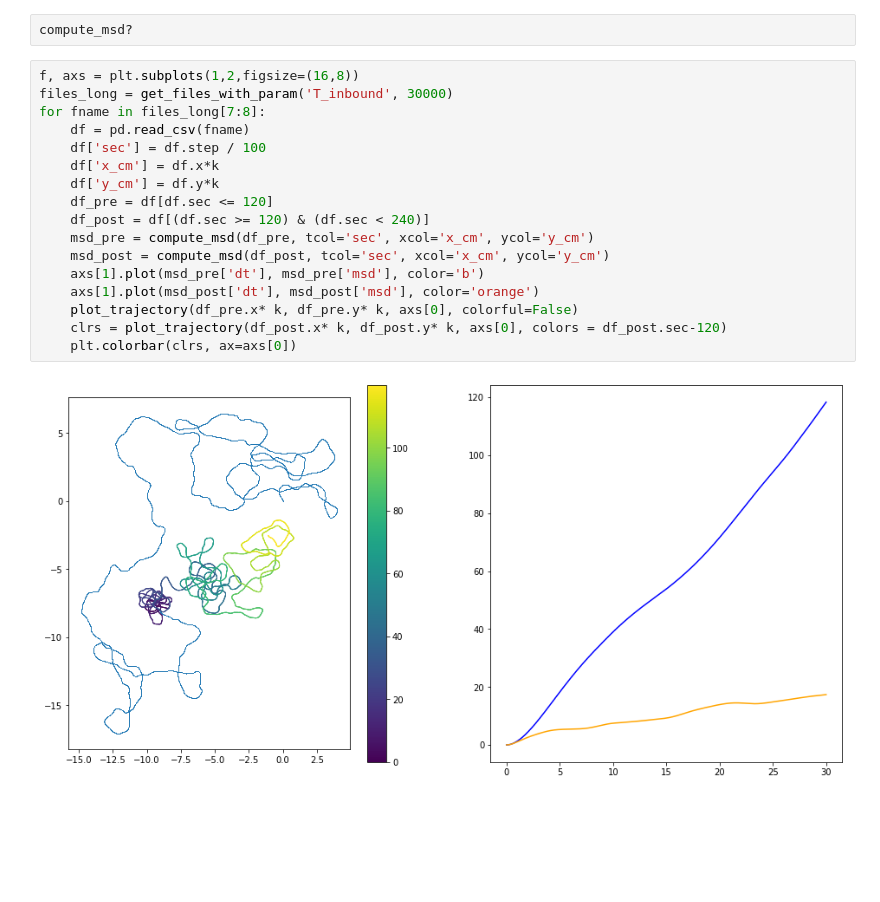
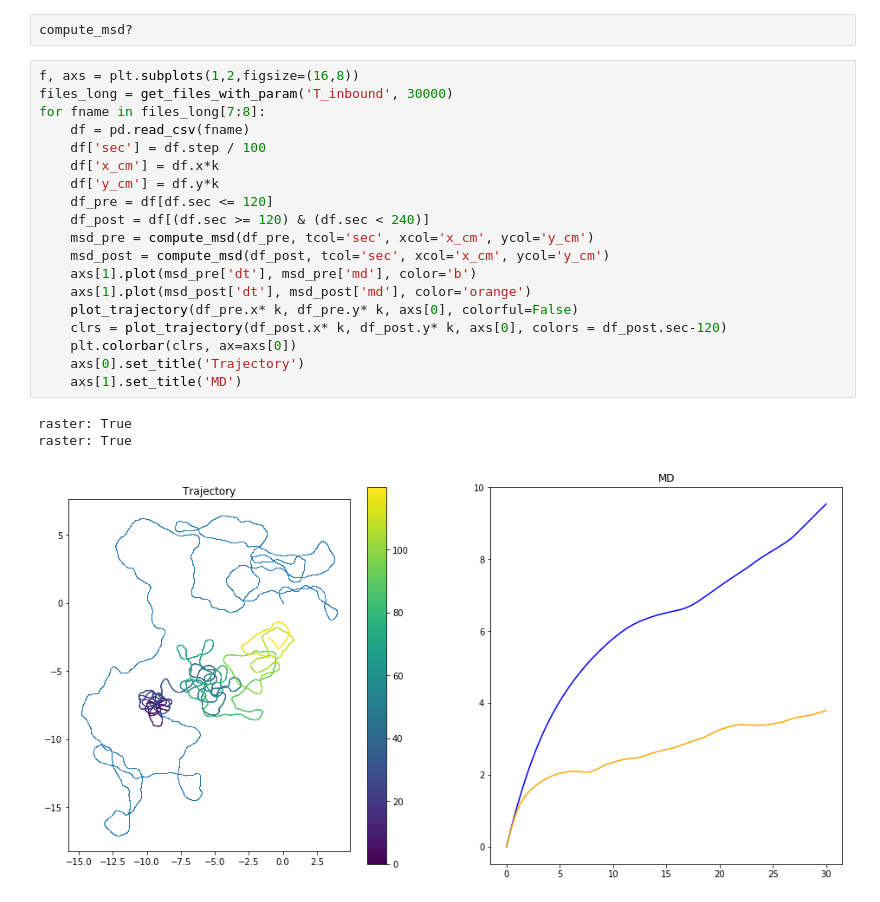
Before and after one commit to kukasyachka/path-integration, a Jupyter notebook: generated_trajs.ipynb, the cells around one changed output. Drawn from its saved outputs; the diff is of its cells as text; blank space fills up the shorter version.

```diff
--- a/generated_trajs.ipynb
+++ b/generated_trajs.ipynb
@@ -363,19 +363,23 @@ compute_msd?
 # %%
 f, axs = plt.subplots(1,2,figsize=(16,8))
 files_long = get_files_with_param('T_inbound', 30000)
 for fname in files_long[7:8]:
     df = pd.read_csv(fname)
     df['sec'] = df.step / 100
     df['x_cm'] = df.x*k
     df['y_cm'] = df.y*k
     df_pre = df[df.sec <= 120]
     df_post = df[(df.sec >= 120) & (df.sec < 240)]
     msd_pre = compute_msd(df_pre, tcol='sec', xcol='x_cm', ycol='y_cm')
     msd_post = compute_msd(df_post, tcol='sec', xcol='x_cm', ycol='y_cm')
-    axs[1].plot(msd_pre['dt'], msd_pre['msd'], color='b')
-    axs[1].plot(msd_post['dt'], msd_post['msd'], color='orange')
+    axs[1].plot(msd_pre['dt'], msd_pre['md'], color='b')
+    axs[1].plot(msd_post['dt'], msd_post['md'], color='orange')
     plot_trajectory(df_pre.x* k, df_pre.y* k, axs[0], colorful=False)
     clrs = plot_trajectory(df_post.x* k, df_post.y* k, axs[0], colors = df_post.sec-120)
     plt.colorbar(clrs, ax=axs[0])
+    axs[0].set_title('Trajectory')
+    axs[1].set_title('MD')
 # %% [output]
+raster: True
+raster: True
-[figure, old version]
+[figure, new version]
```
Also changed, not shown: parts of 21 cells of this notebook, 2 other files.
